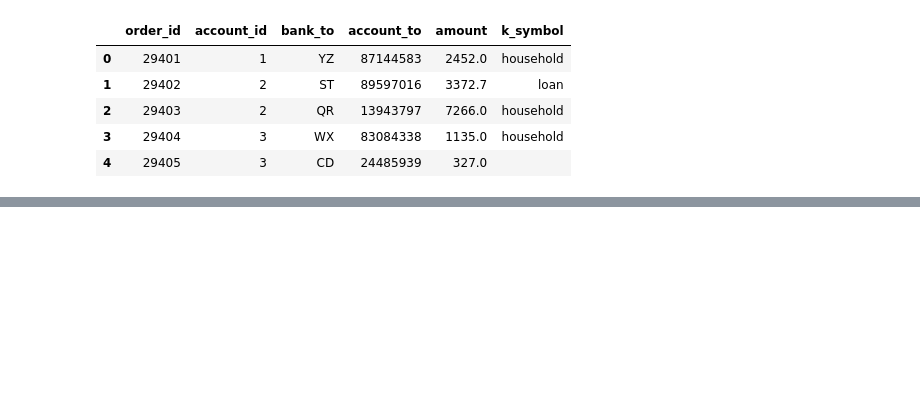
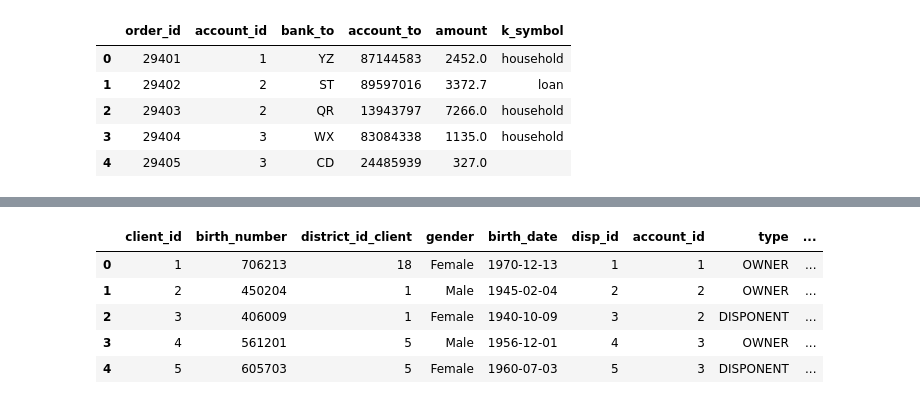
Before and after one commit to r3dlex/teachalot, a Jupyter notebook: Learning/Fgv/AplicacoesDeInteligenciaArtificial/CzechBank/Src/CzechBank.ipynb, the cells around one changed output, grey strips where cells are left out. Saved outputs shown, nothing was run; the diff lists cells and outputs as text; code cells hidden in the pictures; blank space fills up the shorter version.

```diff
--- a/Learning/Fgv/AplicacoesDeInteligenciaArtificial/CzechBank/Src/CzechBank.ipynb
+++ b/Learning/Fgv/AplicacoesDeInteligenciaArtificial/CzechBank/Src/CzechBank.ipynb
@@ -225,0 +254,10 @@ Name: operation, dtype: int64
+# %%
+clients_accounts = pd.merge(clients_dispositions, accounts, on = 'account_id', suffixes = ('_client', '_account'))
+clients_accounts.head()
+# %% [output]
+|  | client_id | birth_number | district_id_client | gender | birth_date | disp_id | account_id | type | ... |
+| 0 | 1 | 706213 | 18 | Female | 1970-12-13 | 1 | 1 | OWNER | ... |
+| 1 | 2 | 450204 | 1 | Male | 1945-02-04 | 2 | 2 | OWNER | ... |
+| 2 | 3 | 406009 | 1 | Female | 1940-10-09 | 3 | 2 | DISPONENT | ... |
+| 3 | 4 | 561201 | 5 | Male | 1956-12-01 | 4 | 3 | OWNER | ... |
+| 4 | 5 | 605703 | 5 | Female | 1960-07-03 | 5 | 3 | DISPONENT | ... |
```
Also changed, not shown: parts of 14 cells of this notebook.
